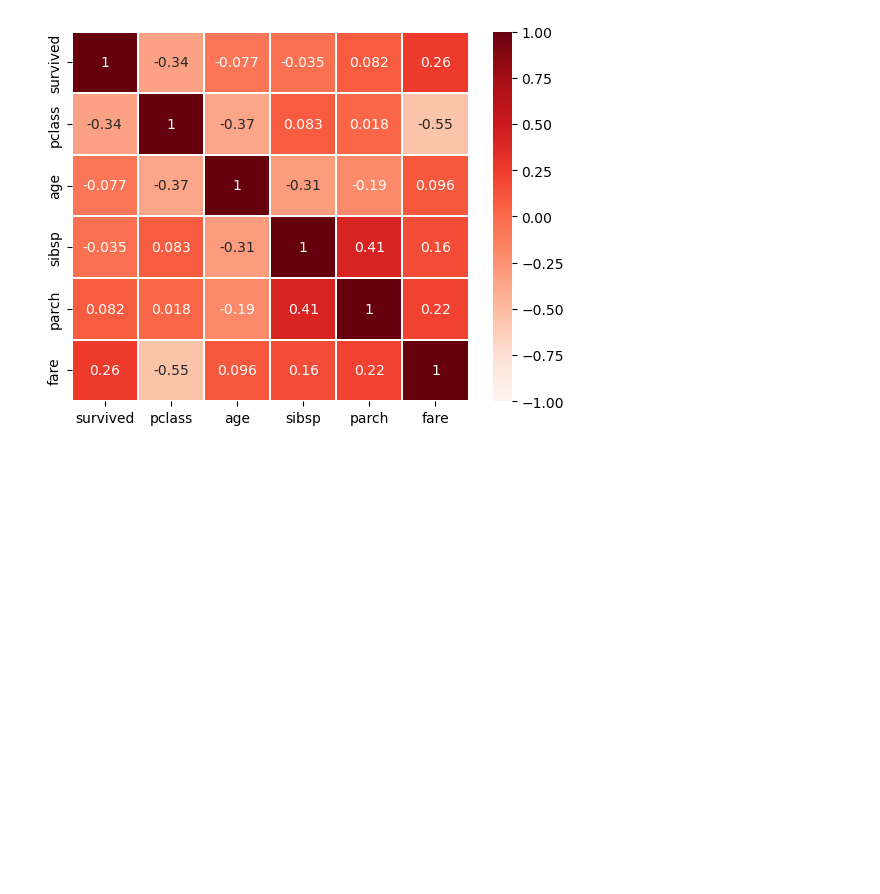
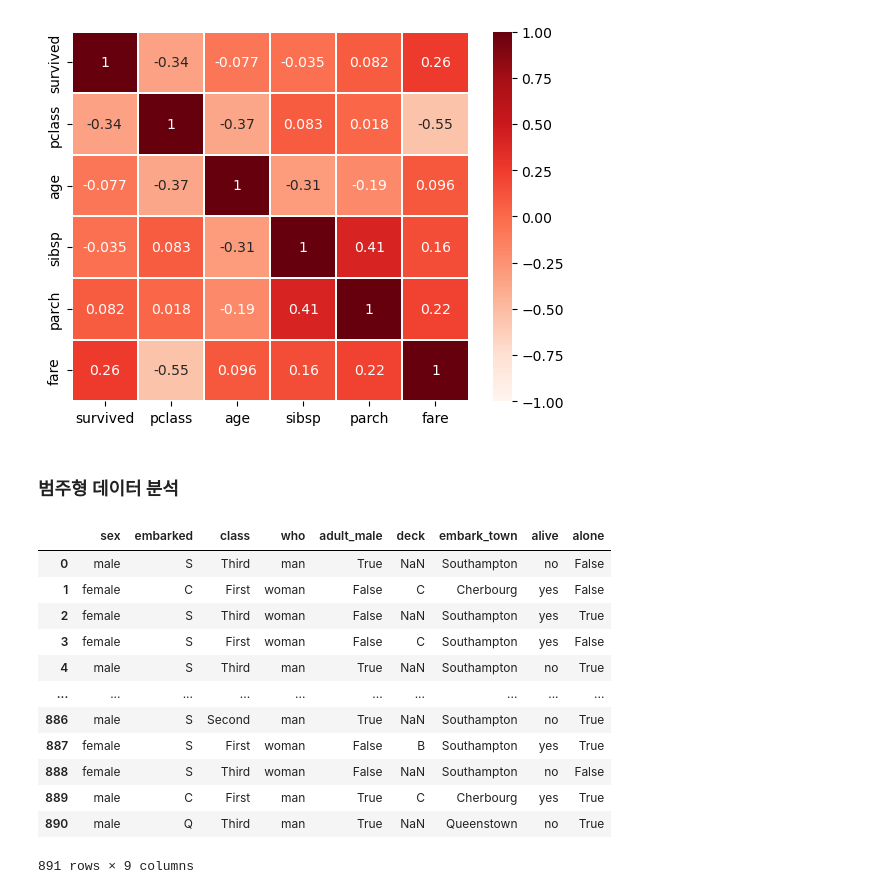
Before and after one commit to yulmu99/Playdata, a Jupyter notebook: Data_processing/Data_preprocessing/EDA.ipynb, the cells around one changed output. Cells and saved outputs as stored; diff of their text form; code cells hidden in the pictures; blank space fills up the shorter version.

```diff
--- a/Data_processing/Data_preprocessing/EDA.ipynb
+++ b/Data_processing/Data_preprocessing/EDA.ipynb
@@ -342,3 +342,23 @@ sns.heatmap(titanic_number.corr(),vmin=-1,vmax=1,annot=True,linewidths=0.2,cmap=
 # %% [output]
 <AxesSubplot:>
 [figure]
+# %% [markdown]
+### 범주형 데이터 분석
+# %%
+#수치형 제외하고 범주형만 조회
+titanic_object = titanic.select_dtypes(exclude=np.number)
+titanic_object
+# %% [output]
+|  | sex | embarked | class | who | adult_male | deck | embark_town | alive | alone |
+| 0 | male | S | Third | man | True | NaN | Southampton | no | False |
+| 1 | female | C | First | woman | False | C | Cherbourg | yes | False |
+| 2 | female | S | Third | woman | False | NaN | Southampton | yes | True |
+| 3 | female | S | First | woman | False | C | Southampton | yes | False |
+| 4 | male | S | Third | man | True | NaN | Southampton | no | True |
+| ... | ... | ... | ... | ... | ... | ... | ... | ... | ... |
+| 886 | male | S | Second | man | True | NaN | Southampton | no | True |
+| 887 | female | S | First | woman | False | B | Southampton | yes | True |
+| 888 | female | S | Third | woman | False | NaN | Southampton | no | False |
+| 889 | male | C | First | man | True | C | Cherbourg | yes | True |
+| 890 | male | Q | Third | man | True | NaN | Queenstown | no | True |
+891 rows × 9 columns
```
Also changed, not shown: parts of 23 cells of this notebook, 2 other files.
